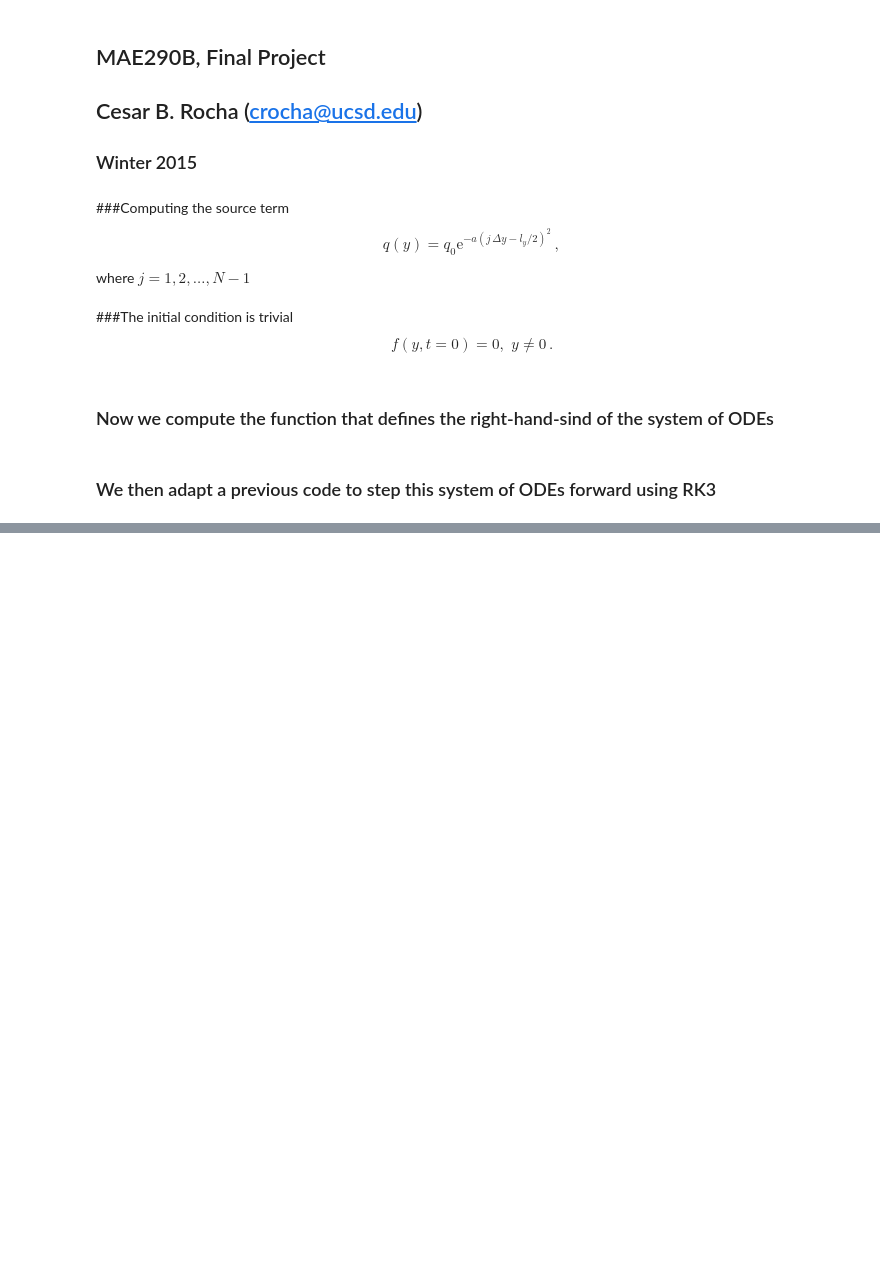
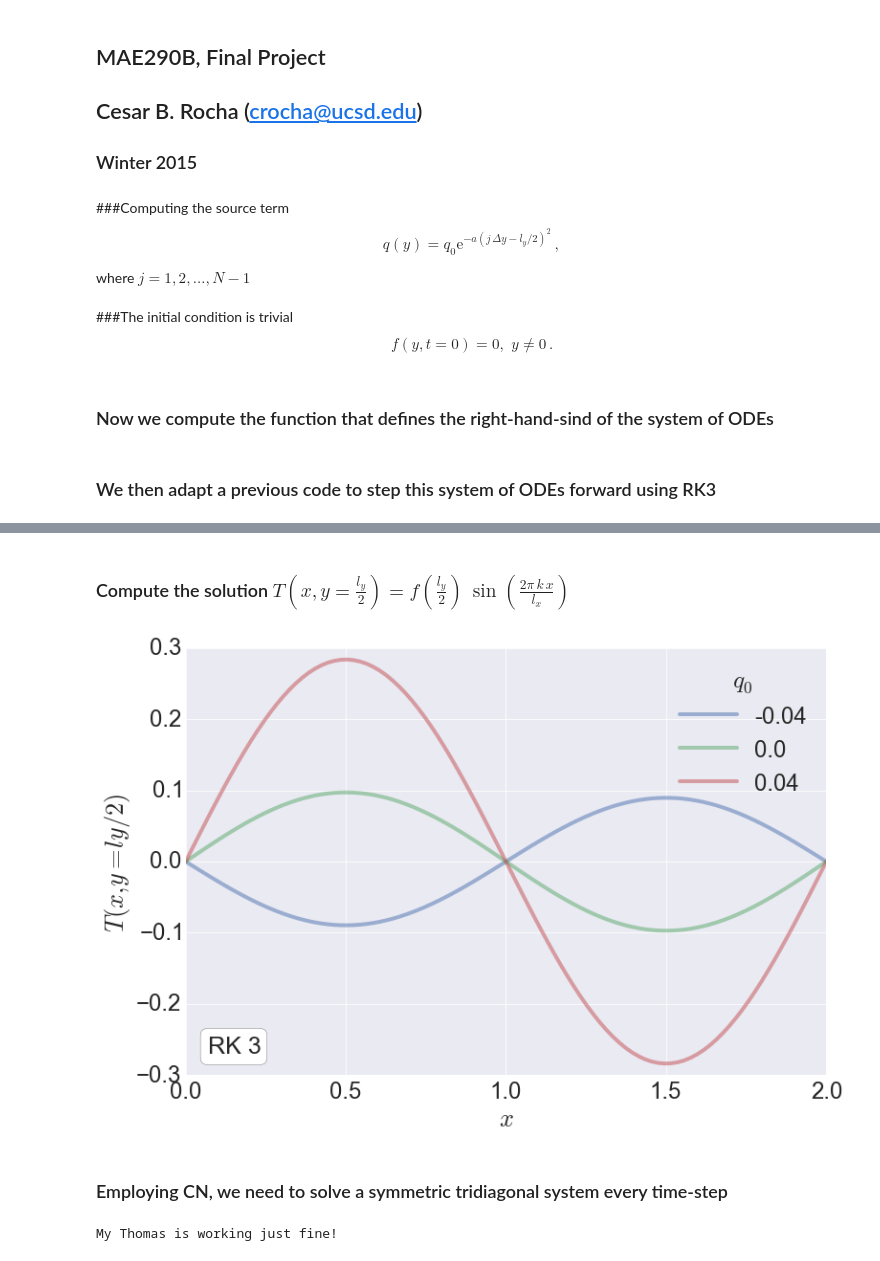
Before and after one commit to cesar-rocha/mae290b, a Jupyter notebook: hw/project/mae290b_project.ipynb, the cells around one changed output, grey strips where cells are left out. Saved outputs shown, nothing was run; the diff lists cells and outputs as text; code cells hidden in the pictures; blank space fills up the shorter version.

```diff
--- a/hw/project/mae290b_project.ipynb
+++ b/hw/project/mae290b_project.ipynb
@@ -139,12 +163,12 @@ def stepforward(F,f,q,dt,dy,N=10):
 
     return fnew
 # %%
-k = 1
+k = 1.
 lx,ly = 2,2
-alpha = 10.
+alpha = 0.01
 
-beta = alpha/dy**2
-gamma = alpha*4*(pi**2)*(k**2)/lx**2
+beta = 4*alpha/dy**2
+gamma = alpha*((2*pi*k)**2)/(lx**2)
 
 N = 10
 lx,ly = 2.,2.
@@ -152,7 +176,4 @@ dy = 2/N
 y = np.arange(dy,ly+dy,dy)
 
 # calculate dt that guarantees stability
-dt = 2.5127/( beta + gamma)
+dt = .1*2.5127/(beta + gamma)
-# %%
-q = source(q0=.1,a=10,ly=2.,N=10)
-f0 = initial(N)
@@ -162,0 +186,9 @@ f,t = my_ode(rhs_diff_source,f0,q,0,100,dt,dy,N=10)
+# %%
+q0 = np.array([-0.04,0.,0.04])
+f = np.empty((q0.size,N-1))
+
+for i in range(q0.size):
+    print "Calculating solution with q0 =  %f" %q0[i]
+    q = source(q0=q0[i],a=10,ly=2.,N=N)
+    f[i,:] = my_ode(rhs_diff_source,f0,q,0,5,dt,dy,N=10,alpha=alpha,steady=True,debug=True)
+    print " "
@@ -162,0 +207,21 @@ f,t = my_ode(rhs_diff_source,f0,q,0,100,dt,dy,N=10)
+# %% [markdown]
+### Compute the solution $T\left(x,y=\tfrac{l_y}{2}\right) = f\left(\tfrac{l_y}{2}\right)\,\sin\left(\tfrac{2\pi\,k\,x}{l_x}\right)$
+# %%
+x = np.linspace(0,lx,100)
+T = np.array(np.matrix(f[:,N/2]).T*np.matrix(np.sin(2*pi*k*x/lx)))
+# %%
+lw,aph = 4.,.5
+
+fig=plt.figure(figsize=(12,8))
+plt.plot(x,T[0,:],label=str(q0[0]),linewidth=lw,alpha=aph)
+plt.plot(x,T[1,:],label=str(q0[1]),linewidth=lw,alpha=aph)
+plt.plot(x,T[2,:],label=str(q0[2]),linewidth=lw,alpha=aph)
+plt.xlabel(r'$x$')
+plt.ylabel(r'$T(x,y=ly/2)$')
+plt.legend(loc=1, title = r"$q_0$")
+plt.text(0.15, -.26, r"RK 3", size=25, rotation=0.,\
+            ha="center", va="center",\
+            bbox = dict(boxstyle="round",ec='k',fc='w'))
+plt.savefig('T_y1.eps')
+# %% [output]
+[figure, added]
@@ -162,0 +285,7 @@ f,t = my_ode(rhs_diff_source,f0,q,0,100,dt,dy,N=10)
+# %% [markdown]
+### Employing CN, we need to solve a symmetric tridiagonal system every time-step
+# %%
+# testing my thomas algorithm
+test_thomas()
+# %% [output]
+My Thomas is working just fine!
```
Also changed, not shown: parts of 25 cells of this notebook.
